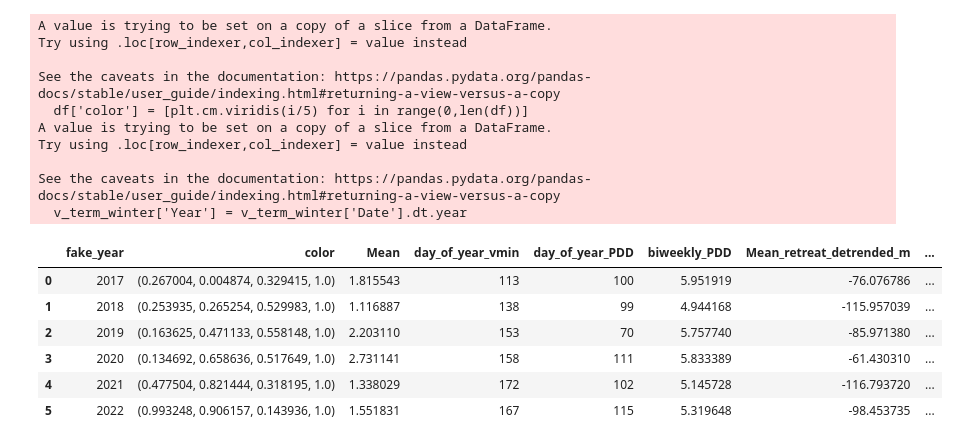
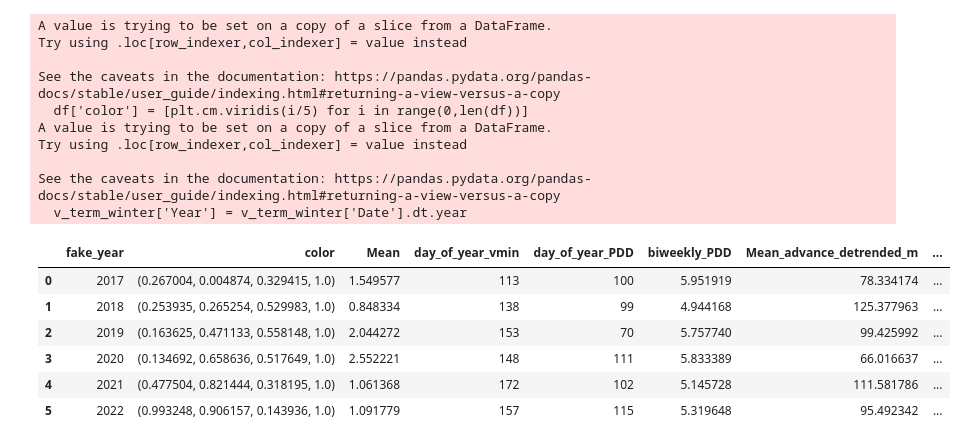
Before and after one commit to pohlan/Hubbard2024, a Jupyter notebook: make_paper_figures/relate_minimums/cross_correlations_mean.ipynb, the cells around one changed output. Cells and saved outputs as stored; diff of their text form; code cells hidden in the pictures.

```diff
--- a/make_paper_figures/relate_minimums/cross_correlations_mean.ipynb
+++ b/make_paper_figures/relate_minimums/cross_correlations_mean.ipynb
@@ -26,31 +28,27 @@ air['Date_Time'] = pd.DatetimeIndex(air['Date_Time'])
 air.rename(columns={'Date_Time': 'Date'}, inplace=True)
 print('Weather loaded')
 
-# -----Terminus sections
-term_sect_fn = os.path.join(data_path, 'data', 'terminus_sections.gpkg')
-term_sect = gpd.read_file(term_sect_fn)
-term_sect = term_sect.to_crs(crs)
-term_sect = term_sect[term_sect['section'].isin(['section_A', 'section_B1', 'section_B2', 'section_C', 'section_D'])].reset_index(drop=True)
 
-print('Terminus sections loaded')
-
-# -----Terminus
-term_fn = os.path.join(data_path, 'data', 'terminus_speed_weather.csv')
+# -----Terminus (all sections)
+term_fn = os.path.join(data_path, 'data/compiled_timeseries_by_terminus_section', 'advance_by_section.csv')
 term = pd.read_csv(term_fn)
 term['Date'] = pd.to_datetime(term['Date'])
 term.drop_duplicates(inplace=True)
-
-# Calculate the negative to measure retreat as positive
-#term['Mean_retreat_m'] = -term['terminus_advance_m']
 
 # Resample to daily
 term.set_index('Date', inplace=True)
 term = term.resample('1D').interpolate('time')
 term.reset_index(inplace=True)
 
-# Detrend terminus retreat
-term['Mean_retreat_detrended_m'] = detrend(term['terminus_retreat_m'])
-term.set_index('Date')[['terminus_retreat_m', 'Mean_retreat_detrended_m']].plot()
+term['mean_advance'] = term[[
+    'section_B advance position [m]', #   'section_A advance position [m]',
+    'section_C advance position [m]',
+    'section_D advance position [m]',
+    'section_E advance position [m]']].mean(axis=1)
+
+term['Mean_advance_detrended_m'] = detrend(term['mean_advance'])
+
+term.set_index('Date')[['mean_advance', 'Mean_advance_detrended_m']].plot()
 print('Terminus positions loaded')
 # %% [output]
 Weather loaded
@@ -219,17 +145,17 @@ pdd_peaks = subset_fake_years_add_color(pdd_peaks)
 
 # Max terminus advance
 term = add_fake_year_column(term)
-ipeaks = term.groupby(term['Date'].dt.year)['Mean_retreat_detrended_m'].idxmin()
-term_peaks = term.loc[ipeaks, ['Date', 'Mean_retreat_detrended_m', 'fake_year']].reset_index(drop=True)
+ipeaks = term.groupby(term['Date'].dt.year)['Mean_advance_detrended_m'].idxmax()
+term_peaks = term.loc[ipeaks, ['Date', 'Mean_advance_detrended_m', 'fake_year']].reset_index(drop=True)
 term_peaks = subset_fake_years_add_color(term_peaks)
 
 # Speed minimums
 v_term = add_fake_year_column(v_term)
 imins = v_term.groupby('fake_year')['Mean'].idxmin().values
 v_mins = v_term.loc[imins, ['Date', 'Mean', 'fake_year']].reset_index(drop=True)
+
 # Add day of the year for each peak based on the 'Date' column
 v_mins['day_of_year_vmin'] = term_peaks['Date'].dt.dayofyear
-
 v_mins = subset_fake_years_add_color(v_mins)
 
 ### Summer speed peaks
@@ -253,41 +179,41 @@ v_summer_peaks = subset_fake_years_add_color(v_summer_peaks)
 v_term_winter = v_term.loc[(v_term['Date'].dt.month >= 12) | ((v_term['Date'].dt.month <= 5))]
 v_term_winter['Year'] = v_term_winter['Date'].dt.year
 ipeaks = v_term_winter.groupby(v_term_winter['fake_year'])['Mean'].idxmin().values
 
 v_winter_peaks = v_term_winter.loc[ipeaks, ['Date', 'Mean', 'fake_year']].reset_index(drop=True)
 v_winter_peaks = subset_fake_years_add_color(v_winter_peaks)
 
 
 # Merge into one dataframe for regression plotting
 peaks_merged = (v_mins[['fake_year', 'color', 'Mean', 'day_of_year_vmin']].merge(
     pdd_peaks[['fake_year', 'color', 'day_of_year_PDD', 'biweekly_PDD']].merge(
-    term_peaks[['fake_year', 'Mean_retreat_detrended_m']].merge(
+    term_peaks[['fake_year', 'Mean_advance_detrended_m']].merge(
         v_summer_peaks[['fake_year', 'Mean', 'day_of_year_vsum']].merge(
             v_winter_peaks[['fake_year', 'Mean']], on='fake_year', how='outer', suffixes=['_summer_peak', '_winter_peak']),
         on='fake_year', how='outer'),
     on='fake_year', how='outer')))
 
 # Set winter 2022 observations to NaN (probably not capturing true peaks)
 peaks_merged.loc[peaks_merged['fake_year']==2022, ['Mean_winter_peak']] = np.nan
 peaks_merged
 # %% [output]
 A value is trying to be set on a copy of a slice from a DataFrame.
 Try using .loc[row_indexer,col_indexer] = value instead
 
 See the caveats in the documentation: https://pandas.pydata.org/pandas-docs/stable/user_guide/indexing.html#returning-a-view-versus-a-copy
   df['color'] = [plt.cm.viridis(i/5) for i in range(0,len(df))]
 A value is trying to be set on a copy of a slice from a DataFrame.
 Try using .loc[row_indexer,col_indexer] = value instead
 
 See the caveats in the documentation: https://pandas.pydata.org/pandas-docs/stable/user_guide/indexing.html#returning-a-view-versus-a-copy
   v_term_winter['Year'] = v_term_winter['Date'].dt.year
-|  | fake_year | color | Mean | day_of_year_vmin | day_of_year_PDD | biweekly_PDD | Mean_retreat_detrended_m | ... |
-| 0 | 2017 | (0.267004, 0.004874, 0.329415, 1.0) | 1.815543 | 113 | 100 | 5.951919 | -76.076786 | ... |
-| 1 | 2018 | (0.253935, 0.265254, 0.529983, 1.0) | 1.116887 | 138 | 99 | 4.944168 | -115.957039 | ... |
-| 2 | 2019 | (0.163625, 0.471133, 0.558148, 1.0) | 2.203110 | 153 | 70 | 5.757740 | -85.971380 | ... |
-| 3 | 2020 | (0.134692, 0.658636, 0.517649, 1.0) | 2.731141 | 158 | 111 | 5.833389 | -61.430310 | ... |
-| 4 | 2021 | (0.477504, 0.821444, 0.318195, 1.0) | 1.338029 | 172 | 102 | 5.145728 | -116.793720 | ... |
-| 5 | 2022 | (0.993248, 0.906157, 0.143936, 1.0) | 1.551831 | 167 | 115 | 5.319648 | -98.453735 | ... |
+|  | fake_year | color | Mean | day_of_year_vmin | day_of_year_PDD | biweekly_PDD | Mean_advance_detrended_m | ... |
+| 0 | 2017 | (0.267004, 0.004874, 0.329415, 1.0) | 1.549577 | 113 | 100 | 5.951919 | 78.334174 | ... |
+| 1 | 2018 | (0.253935, 0.265254, 0.529983, 1.0) | 0.848334 | 138 | 99 | 4.944168 | 125.377963 | ... |
+| 2 | 2019 | (0.163625, 0.471133, 0.558148, 1.0) | 2.044272 | 153 | 70 | 5.757740 | 99.425992 | ... |
+| 3 | 2020 | (0.134692, 0.658636, 0.517649, 1.0) | 2.552221 | 148 | 111 | 5.833389 | 66.016637 | ... |
+| 4 | 2021 | (0.477504, 0.821444, 0.318195, 1.0) | 1.061368 | 172 | 102 | 5.145728 | 111.581786 | ... |
+| 5 | 2022 | (0.993248, 0.906157, 0.143936, 1.0) | 1.091779 | 157 | 115 | 5.319648 | 95.492342 | ... |
 # %%
 ## Plot time series
 fontsize=12
```
Also changed, not shown: parts of 5 cells of this notebook, 5 other files.
